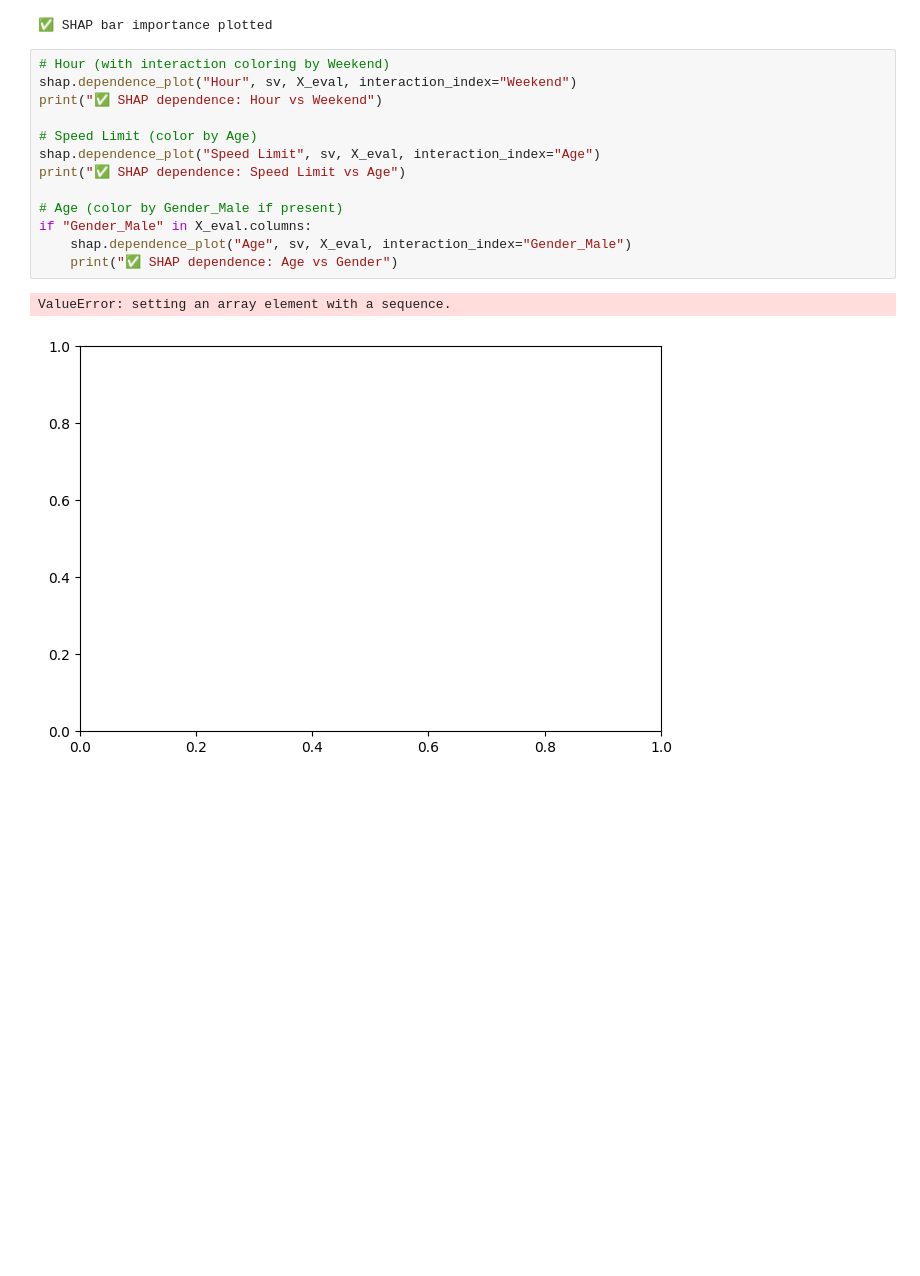
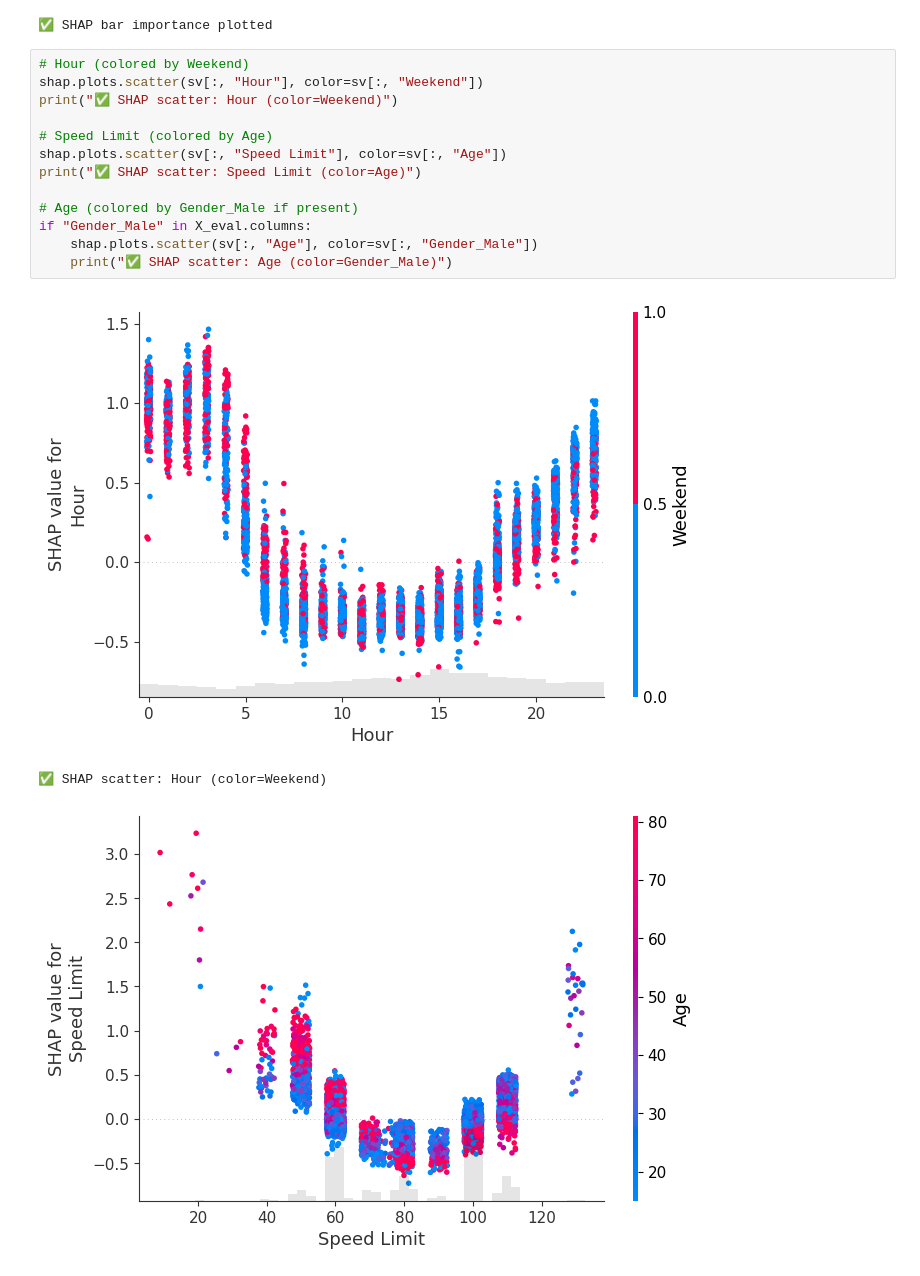
Before and after one commit to NoorullahMuhammadKhan/Noorullah-Khan-Github-Repository, a Jupyter notebook: Scyne Advisory Interview/Traffic Investigation Scyne Advisory.ipynb, the cells around one changed output. Cells and saved outputs as stored; diff of their text form; blank space fills up the shorter version.

```diff
--- a/Scyne Advisory Interview/Traffic Investigation Scyne Advisory.ipynb
+++ b/Scyne Advisory Interview/Traffic Investigation Scyne Advisory.ipynb
@@ -873,18 +914,19 @@ print("✅ SHAP bar importance plotted")
 [figure]
 ✅ SHAP bar importance plotted
 # %%
-# Hour (with interaction coloring by Weekend)
-shap.dependence_plot("Hour", sv, X_eval, interaction_index="Weekend")
-print("✅ SHAP dependence: Hour vs Weekend")
+# Hour (colored by Weekend)
+shap.plots.scatter(sv[:, "Hour"], color=sv[:, "Weekend"])
+print("✅ SHAP scatter: Hour (color=Weekend)")
 
-# Speed Limit (color by Age)
-shap.dependence_plot("Speed Limit", sv, X_eval, interaction_index="Age")
-print("✅ SHAP dependence: Speed Limit vs Age")
+# Speed Limit (colored by Age)
+shap.plots.scatter(sv[:, "Speed Limit"], color=sv[:, "Age"])
+print("✅ SHAP scatter: Speed Limit (color=Age)")
 
-# Age (color by Gender_Male if present)
+# Age (colored by Gender_Male if present)
 if "Gender_Male" in X_eval.columns:
-    shap.dependence_plot("Age", sv, X_eval, interaction_index="Gender_Male")
-    print("✅ SHAP dependence: Age vs Gender")
+    shap.plots.scatter(sv[:, "Age"], color=sv[:, "Gender_Male"])
+    print("✅ SHAP scatter: Age (color=Gender_Male)")
 # %% [output]
+[figure, new version]
-ValueError: setting an array element with a sequence.
+✅ SHAP scatter: Hour (color=Weekend)
-[figure, old version]
+[figure, added]
```
Also changed, not shown: parts of 4 cells of this notebook.
